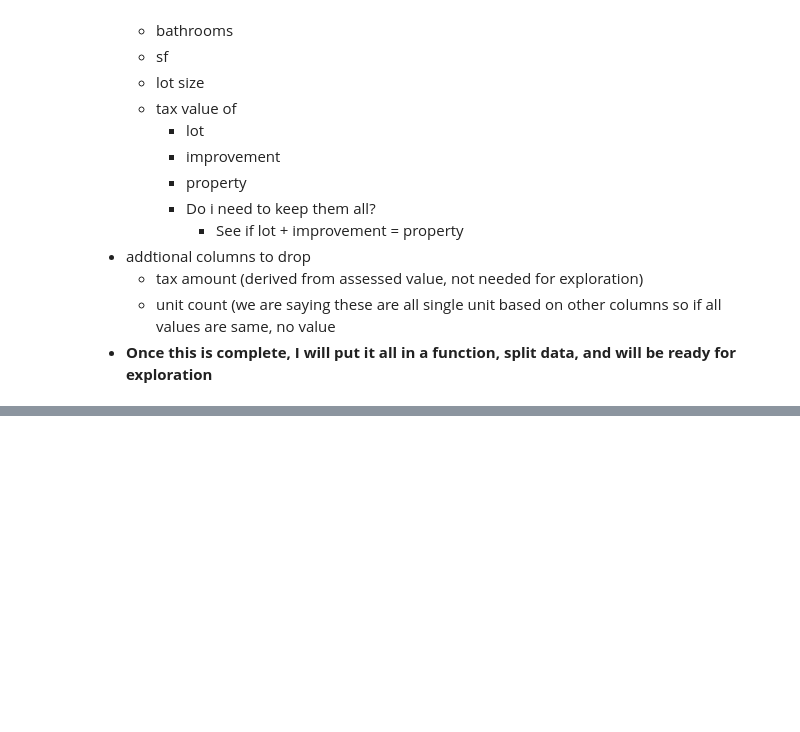
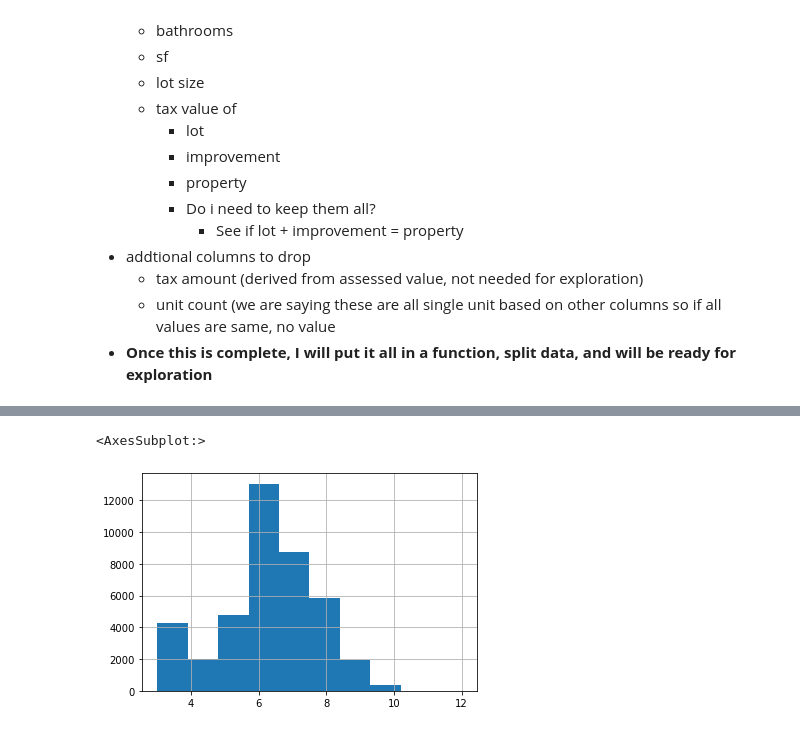
Before and after one commit to adam-talbot/clustering-exercises, a Jupyter notebook: wrangle_exercises_zillow.ipynb, the cells around one changed output, grey strips where cells are left out. Saved outputs shown, nothing was run; the diff lists cells and outputs as text; code cells hidden in the pictures; blank space fills up the shorter version.

```diff
--- a/wrangle_exercises_zillow.ipynb
+++ b/wrangle_exercises_zillow.ipynb
@@ -1041,0 +1136,3 @@ for col in num_cols:
+# %%
+# lets assume that these are really single unit and drop the column since they will all have same info in in
+df = df.drop(columns='unitcnt')
@@ -1041,0 +1173,3 @@ for col in num_cols:
+# %%
+# lets see what that looks like for rows that have non zero value in this column
+good_roomcnt_data = df[df.roomcnt >= (df.bedroomcnt + df.bathroomcnt)]
@@ -1041,0 +1232,3 @@ for col in num_cols:
+# %%
+room_cnt_ratio = ((good_roomcnt_data.bathroomcnt + good_roomcnt_data.bedroomcnt) / good_roomcnt_data.roomcnt).median()
+room_cnt_ratio
@@ -1041,0 +1270,3 @@ for col in num_cols:
+# %%
+# put things together
+df.roomcnt[df.roomcnt < (df.bedroomcnt + df.bathroomcnt)] = round(df.bathroomcnt + df.bedroomcnt / room_cnt_ratio, 0).astype('int')
@@ -1041,0 +1287,5 @@ for col in num_cols:
+# %%
+df.roomcnt.hist()
+# %% [output]
+<AxesSubplot:>
+[figure, added]
```
Also changed, not shown: parts of 61 cells of this notebook, 2 other files.
